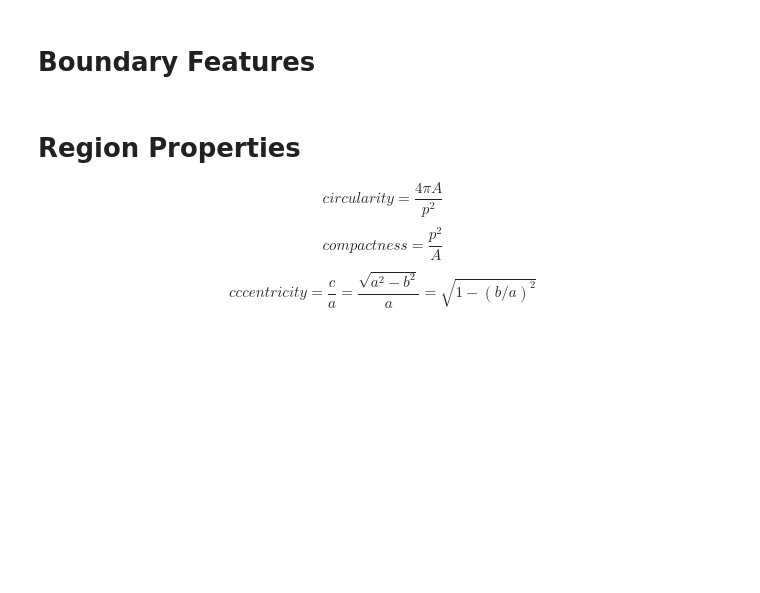
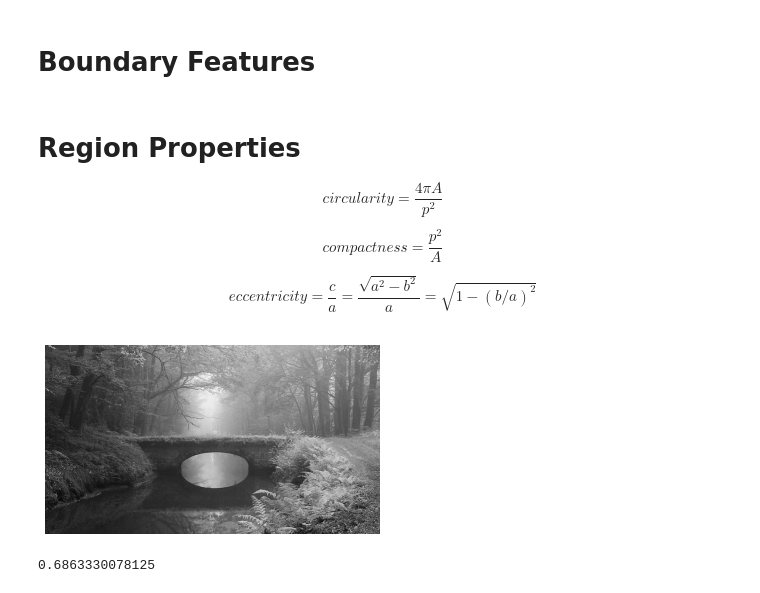
Before and after one commit to jpcano1/ISIS_4825_skimage_last, a Jupyter notebook: Scikit_Image_Final_Bootcamp.ipynb, the cells around one changed output. Cells and saved outputs as stored; diff of their text form; code cells hidden in the pictures; blank space fills up the shorter version.

```diff
--- a/Scikit_Image_Final_Bootcamp.ipynb
+++ b/Scikit_Image_Final_Bootcamp.ipynb
@@ -285,5 +290,16 @@ plt.show()
 # %% [markdown]
 # **Region Properties**
 $$circularity=\frac{4\pi A}{p^2}$$
+
 $$compactness=\frac{p^2}{A}$$
-$$cccentricity=\frac{c}{a}=\frac{\sqrt{a^2 - b^2}}{a}=\sqrt{1-(b/a)^2}$$
+
+$$eccentricity=\frac{c}{a}=\frac{\sqrt{a^2 - b^2}}{a}=\sqrt{1-(b/a)^2}$$
+# %%
+url_elipse = "https://p4.wallpaperbetter.com/wallpaper/5/875/596/nature-hole-texture-black-wallpaper-preview.jpg"
+# %%
+elipse = vis.download_content(url_elipse)
+elipse_gray = color.rgb2gray(elipse)
+# %%
+vis.imshow(elipse_gray)
+# %% [output]
+[figure, added]
@@ -289,0 +308,4 @@ $$cccentricity=\frac{c}{a}=\frac{\sqrt{a^2 - b^2}}{a}=\sqrt{1-(b/a)^2}$$
+# %%
+thresh
+# %% [output]
+0.6863330078125
```
Also changed, not shown: parts of 27 cells of this notebook, 3 other files.
